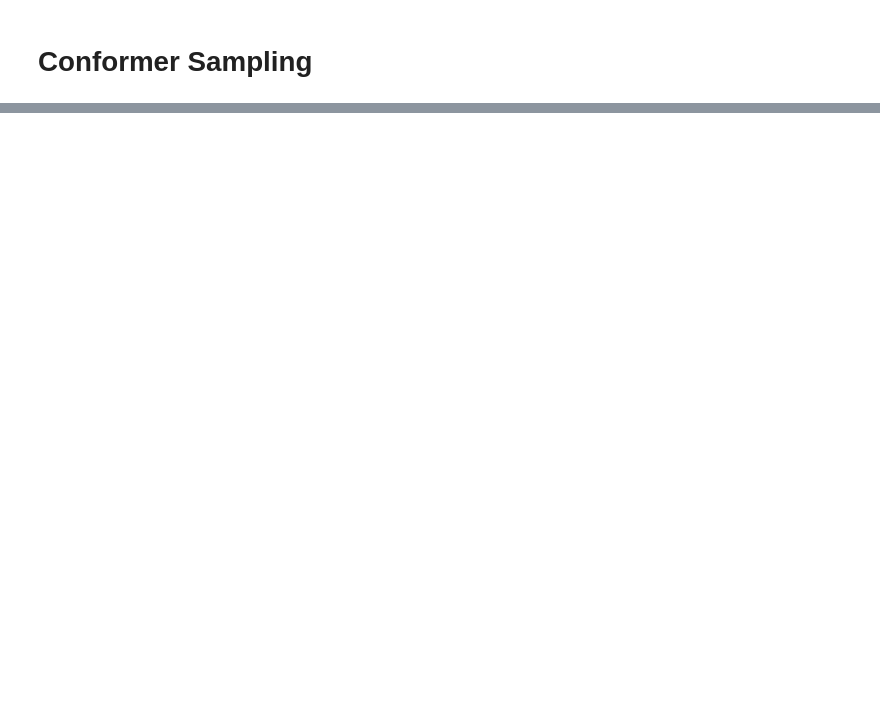
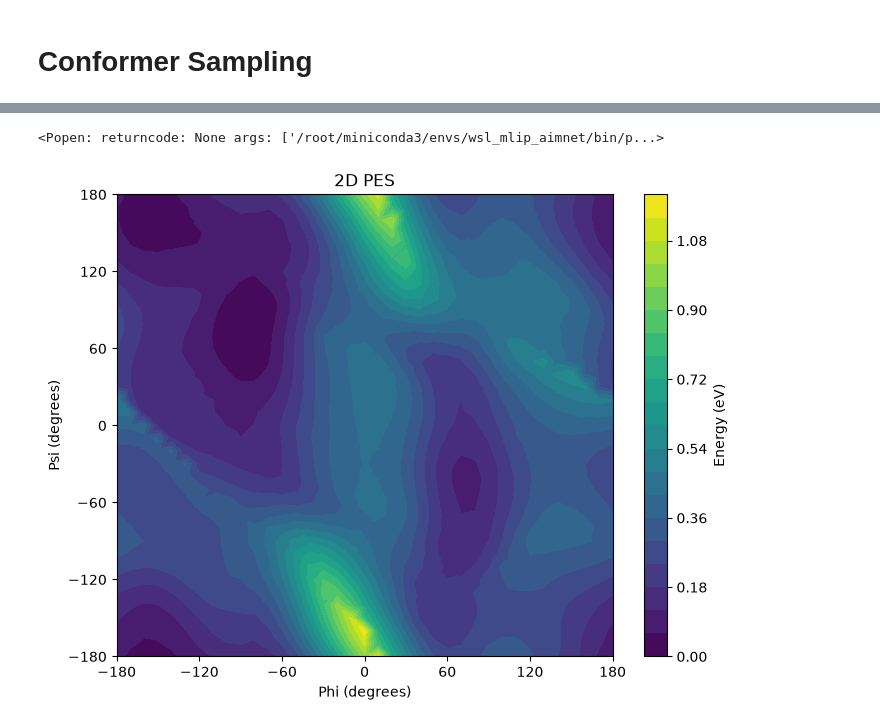
Before and after one commit to Tabor-Research-Group/mlip-demo, a Jupyter notebook: demo/ConformerSampling/ConformerSampling.ipynb, the cells around one changed output, grey strips where cells are left out. Cells and saved outputs as stored; diff of their text form; code cells hidden in the pictures; blank space fills up the shorter version.

```diff
--- a/demo/ConformerSampling/ConformerSampling.ipynb
+++ b/demo/ConformerSampling/ConformerSampling.ipynb
@@ -75,0 +212,37 @@ conf_sampling.visualize(
+# %%
+from ase.io import read
+relaxed_2d_structures = read('relaxed_2D_scan.xyz', index=':', format='extxyz')
+# %%
+view(relaxed_2d_structures)
+# %% [output]
+<Popen: returncode: None args: ['/root/miniconda3/envs/wsl_mlip_aimnet/bin/p...>
+# %%
+phis = []
+psis = []
+es = []
+for structure in relaxed_2d_structures:
+    phis.append(structure.info["target_phi"])
+    psis.append(structure.info["target_psi"])
+    es.append(structure.info["Energy"])
+
+
+relaxed_scan_data = np.array(list(zip(phis, psis, es)))
+phi = relaxed_scan_data[:,0]
+psi = relaxed_scan_data[:,1]
+energy = relaxed_scan_data[:,2] - np.min(relaxed_scan_data[:,2])
+
+# Create a 2D potential energy surface plot
+plt.figure(figsize=(8,6))
+plt.tricontourf(phi, psi, energy, levels=20, cmap='viridis')
+plt.colorbar(label='Energy (eV)')
+plt.xlabel('Phi (degrees)')
+plt.ylabel('Psi (degrees)')
+plt.title('2D PES')
+
+plt.xlim(-180, 180)
+plt.ylim(-180, 180)
+plt.xticks(np.arange(-180, 181, 60))
+plt.yticks(np.arange(-180, 181, 60))
+plt.show()
+# %% [output]
+[figure, added]
```
Also changed, not shown: parts of 21 cells of this notebook, 8 other files.
